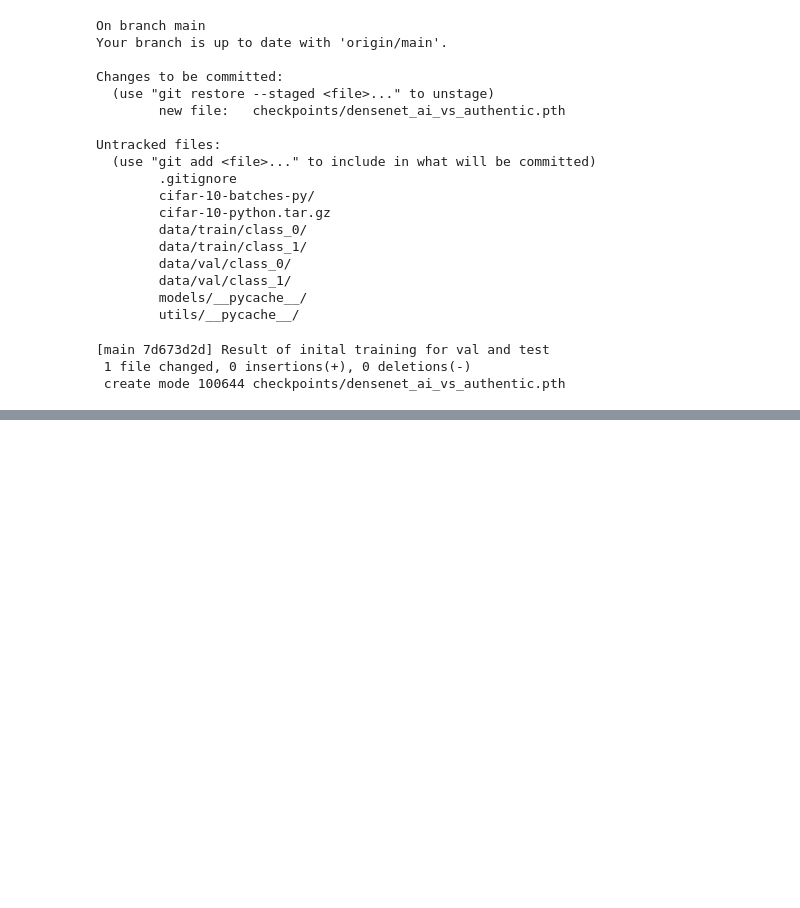
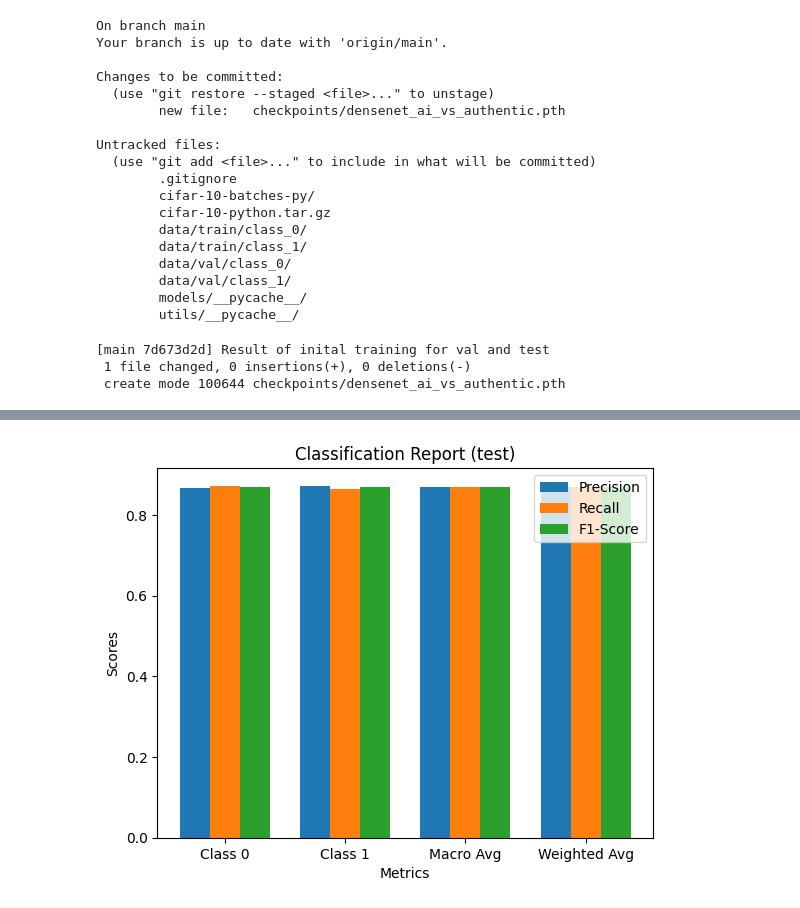
Before and after one commit to Anjaas85/authentic_vs_AI_generated_photos, a Jupyter notebook: training20ep.ipynb, the cells around one changed output, grey strips where cells are left out. Cells and saved outputs as stored; diff of their text form; code cells hidden in the pictures; blank space fills up the shorter version.

```diff
--- a/training20ep.ipynb
+++ b/training20ep.ipynb
@@ -300,0 +393,26 @@ Untracked files:
+# %%
+#classification report data
+labels = ['Class 0', 'Class 1', 'Macro Avg', 'Weighted Avg']
+precision = [0.8656, 0.8714, 0.8685, 0.8685]
+recall = [0.8724, 0.8646, 0.8685, 0.8685]
+f1_score = [0.8690, 0.8680, 0.8685, 0.8685]
+
+x = np.arange(len(labels))
+
+width = 0.25
+
+fig, ax = plt.subplots()
+rects1 = ax.bar(x - width, precision, width, label='Precision')
+rects2 = ax.bar(x, recall, width, label='Recall')
+rects3 = ax.bar(x + width, f1_score, width, label='F1-Score')
+
+ax.set_xlabel('Metrics')
+ax.set_ylabel('Scores')
+ax.set_title('Classification Report (test)')
+ax.set_xticks(x)
+ax.set_xticklabels(labels)
+ax.legend()
+
+plt.show()
+# %% [output]
+[figure, added]
```
Also changed, not shown: parts of 9 cells of this notebook.
